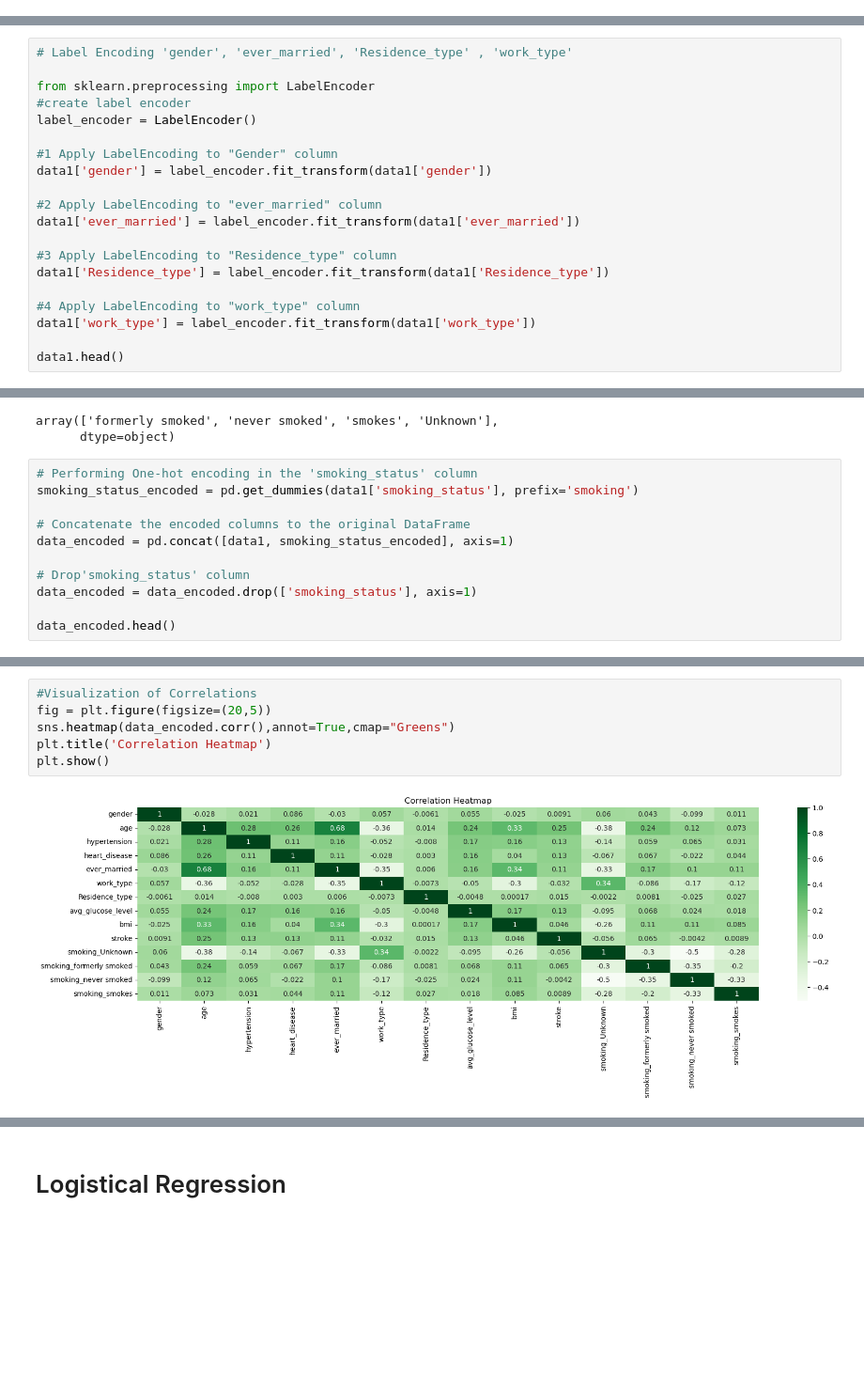
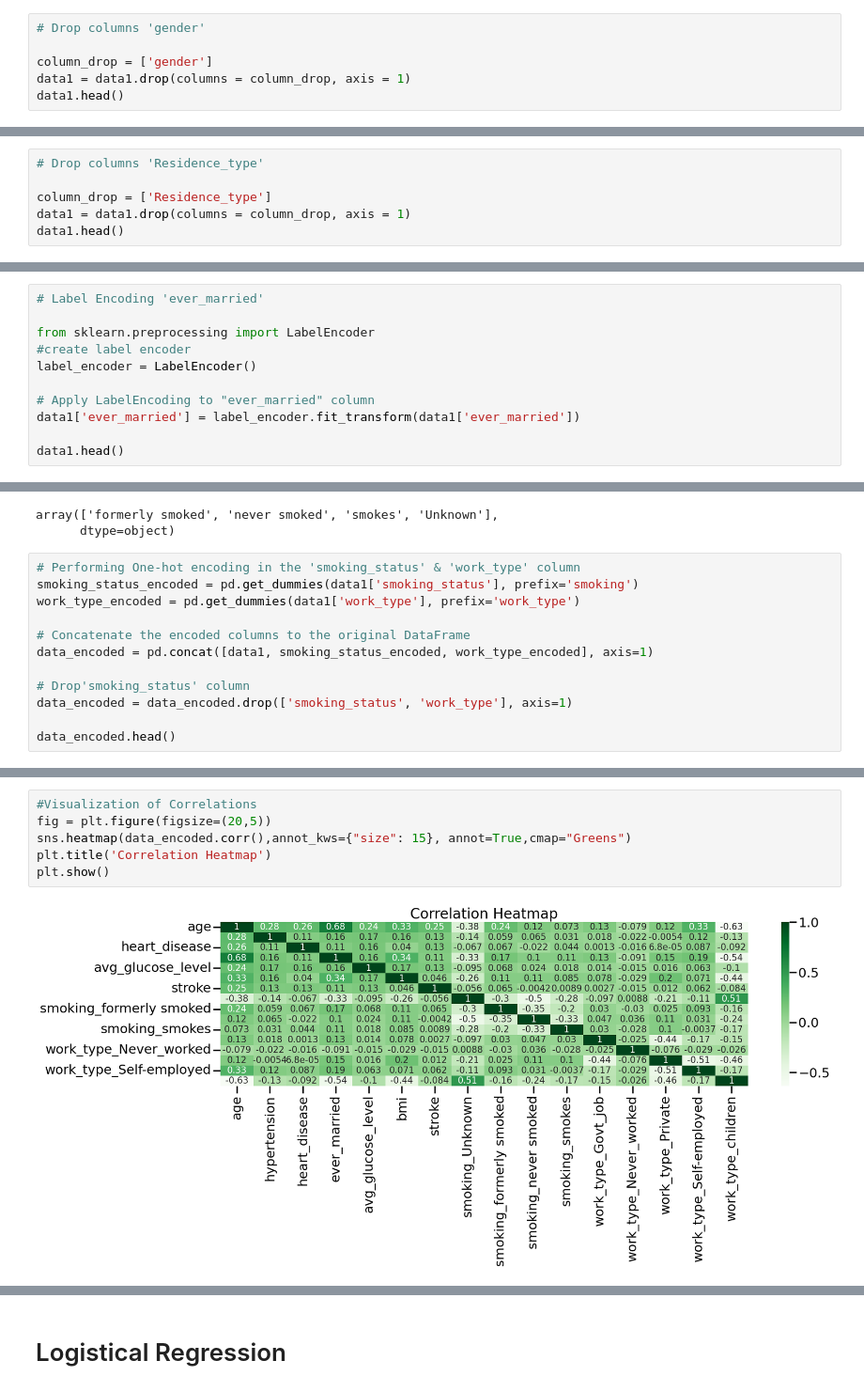
Before and after one commit to Vivek-analyst/Portfolio-Project, a Jupyter notebook: DataMining_Stroke_working-2.ipynb, the cells around one changed output, grey strips where cells are left out. Shown at 94% size. Drawn from its saved outputs; the diff is of its cells as text; blank space fills up the shorter version.

```diff
--- a/DataMining_Stroke_working-2.ipynb
+++ b/DataMining_Stroke_working-2.ipynb
@@ -347,3 +374,9 @@ Median for has stroke is 71.0
 | avg_glucose_level (Median)| 91.5      | 105.2      | The median of avg_glucose_level from Stroke Patient is higher than the Patient with no Stroke |
 | bmi (Median)              | 28.3      | 30.5       | The median of bmi from Stroke Patient is slightly higher than the patient with no Stroke |
 | smoking_status (Most)     |           |            | The patient who smokes or formerly smoked has 12.9% likely to have stroke|
+# %%
+# Drop columns 'gender'
+
+column_drop = ['gender']
+data1 = data1.drop(columns = column_drop, axis = 1)
+data1.head()
@@ -349,0 +390,6 @@ Median for has stroke is 71.0
+# %%
+# Drop columns 'Residence_type'
+
+column_drop = ['Residence_type']
+data1 = data1.drop(columns = column_drop, axis = 1)
+data1.head()
@@ -350,21 +403,12 @@ Median for has stroke is 71.0
 # %%
-# Label Encoding 'gender', 'ever_married', 'Residence_type' , 'work_type'
+# Label Encoding 'ever_married'
 
 from sklearn.preprocessing import LabelEncoder
 #create label encoder
 label_encoder = LabelEncoder()
 
-#1 Apply LabelEncoding to "Gender" column
-data1['gender'] = label_encoder.fit_transform(data1['gender'])
-
-#2 Apply LabelEncoding to "ever_married" column
+# Apply LabelEncoding to "ever_married" column
 data1['ever_married'] = label_encoder.fit_transform(data1['ever_married'])
 
-#3 Apply LabelEncoding to "Residence_type" column
-data1['Residence_type'] = label_encoder.fit_transform(data1['Residence_type'])
-
-#4 Apply LabelEncoding to "work_type" column
-data1['work_type'] = label_encoder.fit_transform(data1['work_type'])
-
 data1.head()
 # %% [output]
@@ -380,14 +424,15 @@ data1['smoking_status'].unique()
 array(['formerly smoked', 'never smoked', 'smokes', 'Unknown'],
       dtype=object)
 # %%
-# Performing One-hot encoding in the 'smoking_status' column
+# Performing One-hot encoding in the 'smoking_status' & 'work_type' column
 smoking_status_encoded = pd.get_dummies(data1['smoking_status'], prefix='smoking')
+work_type_encoded = pd.get_dummies(data1['work_type'], prefix='work_type')
 
 # Concatenate the encoded columns to the original DataFrame
-data_encoded = pd.concat([data1, smoking_status_encoded], axis=1)
+data_encoded = pd.concat([data1, smoking_status_encoded, work_type_encoded], axis=1)
 
 # Drop'smoking_status' column
-data_encoded = data_encoded.drop(['smoking_status'], axis=1)
+data_encoded = data_encoded.drop(['smoking_status', 'work_type'], axis=1)
 
 data_encoded.head()
 # %% [output]
@@ -400,11 +445,11 @@ data_encoded.head()
 # %%
 #Visualization of Correlations
 fig = plt.figure(figsize=(20,5))
-sns.heatmap(data_encoded.corr(),annot=True,cmap="Greens")
+sns.heatmap(data_encoded.corr(),annot_kws={"size": 15}, annot=True,cmap="Greens")
 plt.title('Correlation Heatmap')
 plt.show()
 # %% [output]
-[figure, old version]
+[figure, new version]
 # %%
 print(data_encoded.corr())
 # %% [output]
```
Also changed, not shown: parts of 46 cells of this notebook.
